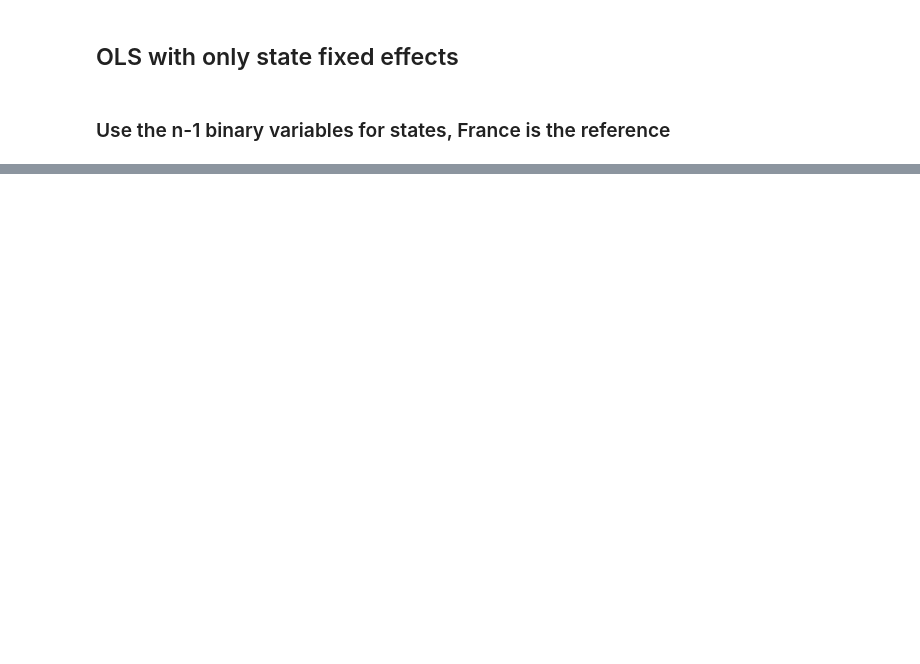
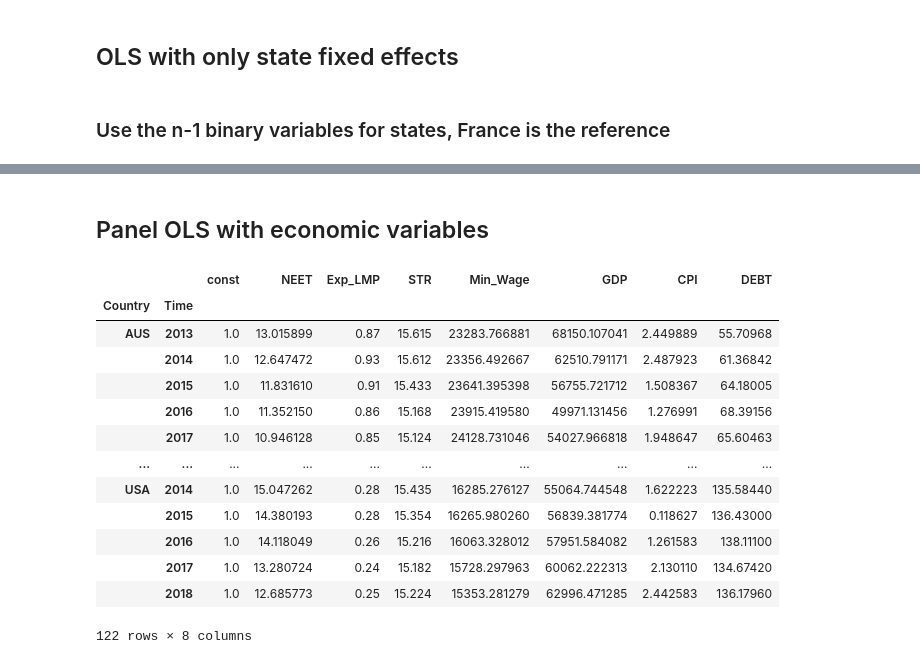
Before and after one commit to Victor-Manach/MODS206, a Jupyter notebook: Reg_panel_data.ipynb, the cells around one changed output, grey strips where cells are left out. Cells and saved outputs as stored; diff of their text form; code cells hidden in the pictures; blank space fills up the shorter version.

```diff
--- a/Reg_panel_data.ipynb
+++ b/Reg_panel_data.ipynb
@@ -193,0 +257,33 @@ Min_Wage      -0.0005  3.826e-05    -11.948     0.0000     -0.0005     -0.0004
+# %% [markdown]
+## Panel OLS with economic variables
+# %%
+added_features = df_eco_features[df_eco_features.Time.isin(years)].reset_index(drop=True)
+df_eco_neet = pd.DataFrame(columns=['Country', 'Time', 'NEET', 'Exp_LMP', 'STR', 'Min_Wage', 'GDP', 'CPI', 'DEBT'])
+# %%
+for obs in panel_data_l1.itertuples():
+    country, time = obs[1], obs[2]
+    new_el = added_features.loc[(added_features.Country==country)&(added_features.Time==time)]
+    if len(new_el.index) > 0:
+        line = {'Country':country, 'Time':time, 'NEET':obs[3], 'Exp_LMP':obs[4], 'STR':obs[5], 'Min_Wage':obs[6], 'GDP':new_el.GDP.values[0], 'CPI':new_el.CPI.values[0], 'DEBT':new_el.DEBT.values[0]}
+        df_eco_neet = df_eco_neet.append(line, ignore_index=True)
+# %%
+df_eco_neet = df_eco_neet.set_index(['Country', 'Time'])
+# %%
+df_eco_neet = sm.add_constant(df_eco_neet)
+# %%
+df_eco_neet
+# %% [output]
+|  |  | const | NEET | Exp_LMP | STR | Min_Wage | GDP | CPI | DEBT |
+| Country | Time |  |  |  |  |  |  |  |  |
+| AUS | 2013 | 1.0 | 13.015899 | 0.87 | 15.615 | 23283.766881 | 68150.107041 | 2.449889 | 55.70968 |
+|  | 2014 | 1.0 | 12.647472 | 0.93 | 15.612 | 23356.492667 | 62510.791171 | 2.487923 | 61.36842 |
+|  | 2015 | 1.0 | 11.831610 | 0.91 | 15.433 | 23641.395398 | 56755.721712 | 1.508367 | 64.18005 |
+|  | 2016 | 1.0 | 11.352150 | 0.86 | 15.168 | 23915.419580 | 49971.131456 | 1.276991 | 68.39156 |
+|  | 2017 | 1.0 | 10.946128 | 0.85 | 15.124 | 24128.731046 | 54027.966818 | 1.948647 | 65.60463 |
+| ... | ... | ... | ... | ... | ... | ... | ... | ... | ... |
+| USA | 2014 | 1.0 | 15.047262 | 0.28 | 15.435 | 16285.276127 | 55064.744548 | 1.622223 | 135.58440 |
+|  | 2015 | 1.0 | 14.380193 | 0.28 | 15.354 | 16265.980260 | 56839.381774 | 0.118627 | 136.43000 |
+|  | 2016 | 1.0 | 14.118049 | 0.26 | 15.216 | 16063.328012 | 57951.584082 | 1.261583 | 138.11100 |
+|  | 2017 | 1.0 | 13.280724 | 0.24 | 15.182 | 15728.297963 | 60062.222313 | 2.130110 | 134.67420 |
+|  | 2018 | 1.0 | 12.685773 | 0.25 | 15.224 | 15353.281279 | 62996.471285 | 2.442583 | 136.17960 |
+122 rows × 8 columns
```
Also changed, not shown: parts of 31 cells of this notebook, 3 other files.
